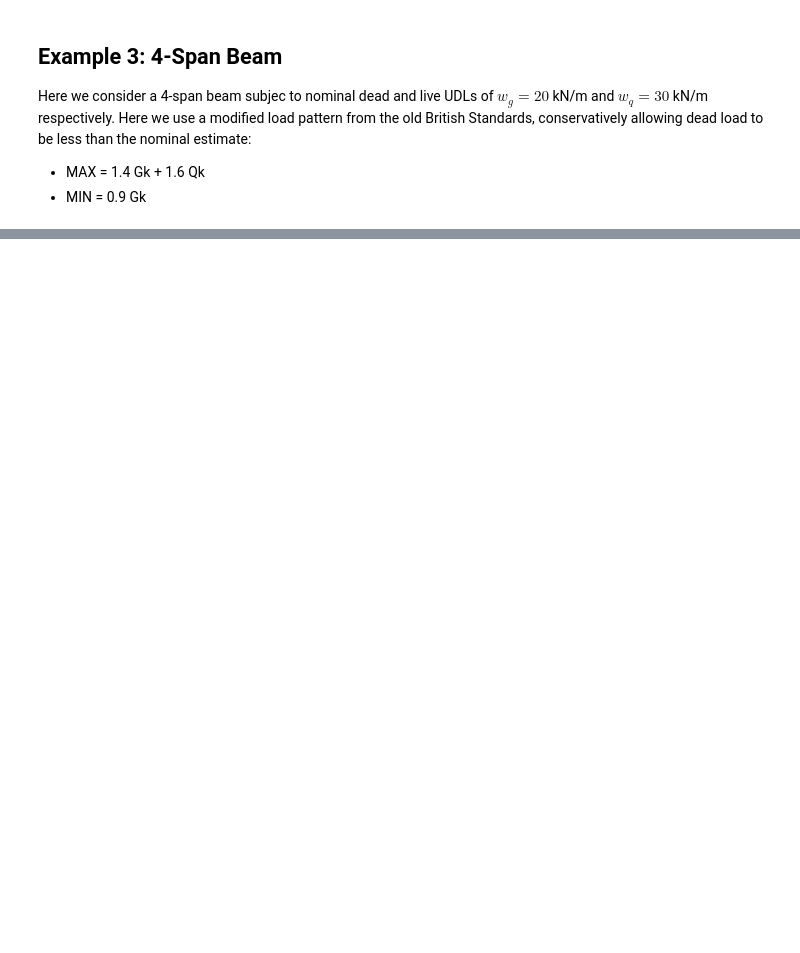
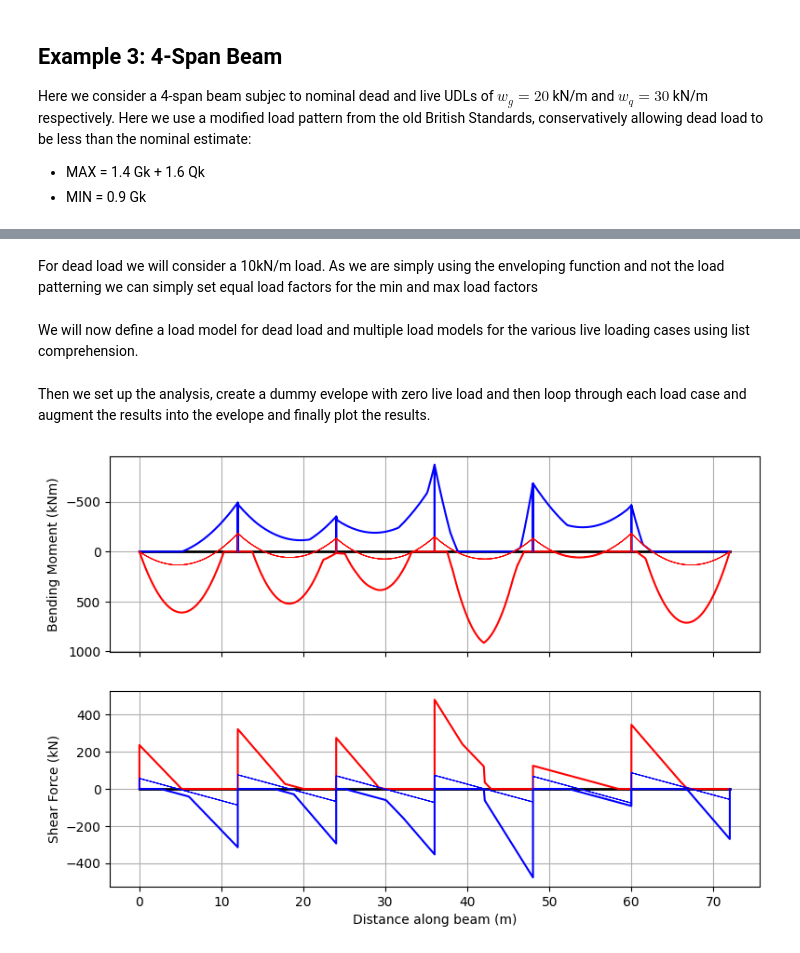
Before and after one commit to ccaprani/pycba, a Jupyter notebook: docs/source/notebooks/envelopes.ipynb, the cells around one changed output, grey strips where cells are left out. Saved outputs shown, nothing was run; the diff lists cells and outputs as text; code cells hidden in the pictures; blank space fills up the shorter version.

```diff
--- a/docs/source/notebooks/envelopes.ipynb
+++ b/docs/source/notebooks/envelopes.ipynb
@@ -147,0 +192,51 @@ env.plot(figsize=(9,6));
+# %% [markdown]
+For dead load we will consider a 10kN/m load. As we are simply using the enveloping function and not the load patterning we can simply set equal load factors for the min and max load factors
+# %%
+γg_max = 1.2
+γg_min = 1.2
+γq_max = 1.35
+γq_min = 1.35
+# %% [markdown]
+We will now define a load model for dead load and multiple load models for the various live loading cases using list comprehension.
+# %%
+spans = [1,2,3,4,5,6]
+#Add DL
+LMg = [[s, 1 ,10,0,0] for s in spans]
+
+#Live Loading - Create multipe load matricies for live load
+
+# Load cases for sagging
+LMs1 = ([[i, 1 ,UDL_1,0,0] for i in [4]] + [[i, 2 ,KEL_1,L[i]/2,0] for i in [4]])
+LMs3 = ([[i, 1 ,UDL_3,0,0] for i in [2,4,6]] + [[i, 2 ,KEL_3,L[i]/2,0] for i in [4]])
+# Load cases for hogging
+LMh2 = ([[i, 1 ,UDL_2,0,0] for i in [3,4]] + [[i, 2 ,KEL_2,L[i]/2,0] for i in [4]])
+LMh4 = ([[i, 1 ,UDL_4,0,0] for i in [1,3,4,6]] + [[i, 2 ,KEL_4,L[i]/2,0] for i in [4]])
+# Load cases for shear force
+LMsf2 = ([[i, 1 ,UDL_2,0,0] for i in [3,4]] + [[i, 2 ,KEL_2,0,0] for i in [4]])
+LMsf4 = ([[i, 1 ,UDL_4,0,0] for i in [1,3,4,6]] + [[i, 2 ,KEL_4,0,0] for i in [4]])
+
+LMq = [LMs1, LMs3, LMh2, LMh4, LMsf2, LMsf4]
+# %% [markdown]
+Then we set up the analysis, create a dummy evelope with zero live load and then loop through each load case and augment the results into the evelope and finally plot the results.
+# %%
+L = [12, 12, 12, 12, 12, 12]
+R = [-1, 0, -1, 0, -1, 0, -1, 0, -1, 0, -1, 0, -1, 0]
+EI = 210* 1e-6
+beam_analysis = cba.BeamAnalysis(L, EI, R)
+
+lp = cba.LoadPattern(beam_analysis)
+lp.set_dead_loads(LMg,γg_max,γg_min)
+# create dummy envelope for LL
+lp.set_live_loads(LMg,0,0)
+env = lp.analyze()
+
+#Augment live load cases to dummy envelope
+for i in range(len(LMq)):
+        lp.set_live_loads(LMq[i],γq_max,γq_min)
+        envi = lp.analyze()
+        env.augment(envi)
+
+env.plot(each=True, figsize=(9,6))
+plt.show()
+# %% [output]
+[figure, added]
```
Also changed, not shown: parts of 9 cells of this notebook.
